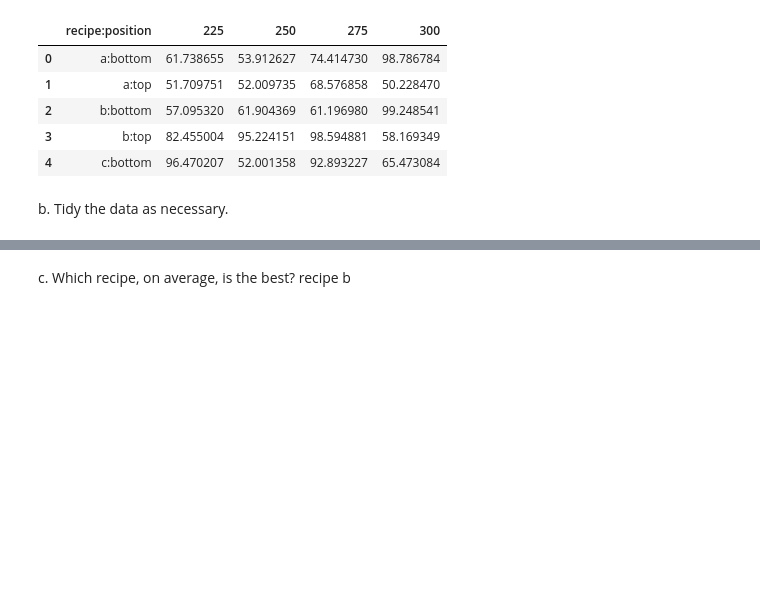
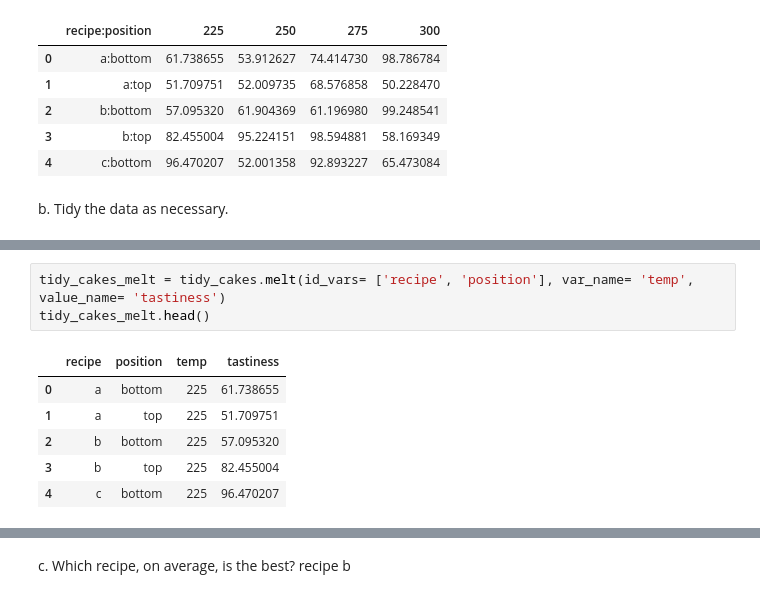
Before and after one commit to ChrisTeceno/classification-exercises, a Jupyter notebook: tidy_data.ipynb, the cells around one changed output, grey strips where cells are left out. Saved outputs shown, nothing was run; the diff lists cells and outputs as text; blank space fills up the shorter version.

```diff
--- a/tidy_data.ipynb
+++ b/tidy_data.ipynb
@@ -137,3 +137,13 @@ tidy_cakes.head()
 | 2 | 57.095320 | 61.904369 | 61.196980 | 99.248541 | b | bottom |
 | 3 | 82.455004 | 95.224151 | 98.594881 | 58.169349 | b | top |
 | 4 | 96.470207 | 52.001358 | 92.893227 | 65.473084 | c | bottom |
+# %%
+tidy_cakes_melt = tidy_cakes.melt(id_vars= ['recipe', 'position'], var_name= 'temp', value_name= 'tastiness')
+tidy_cakes_melt.head()
+# %% [output]
+|  | recipe | position | temp | tastiness |
+| 0 | a | bottom | 225 | 61.738655 |
+| 1 | a | top | 225 | 51.709751 |
+| 2 | b | bottom | 225 | 57.095320 |
+| 3 | b | top | 225 | 82.455004 |
+| 4 | c | bottom | 225 | 96.470207 |
```
Also changed, not shown: parts of 12 cells of this notebook.
